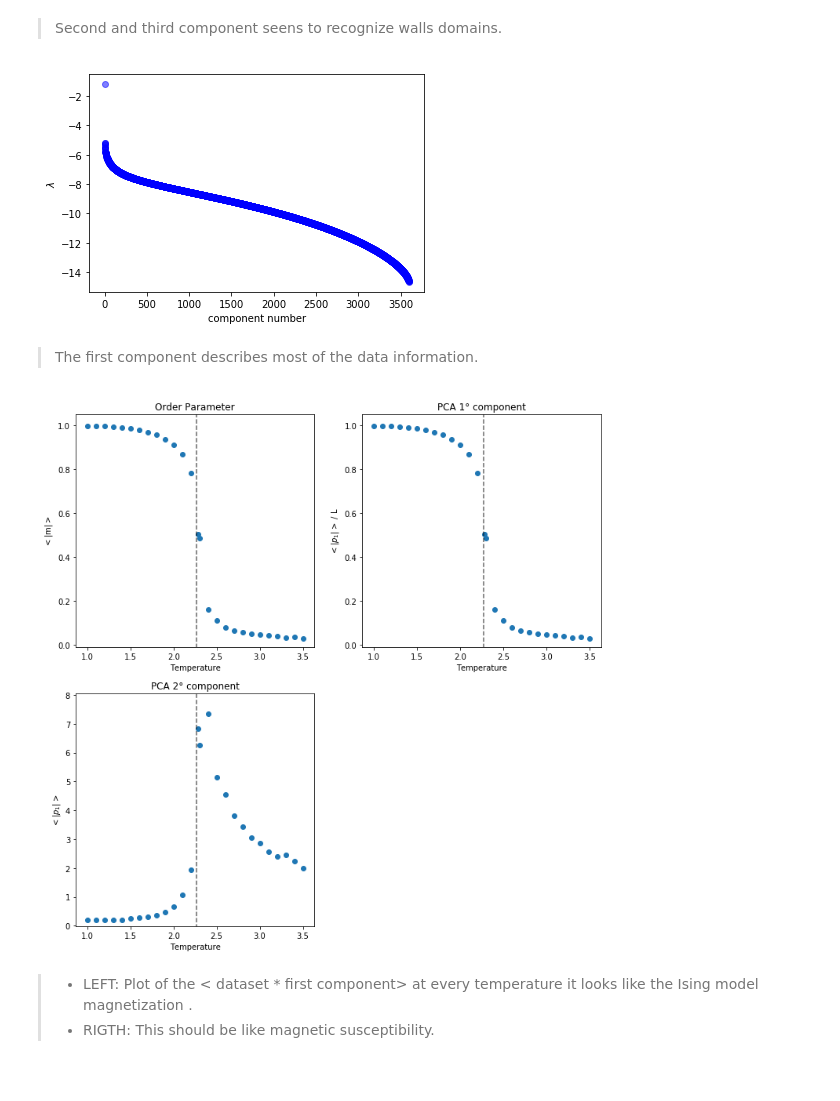
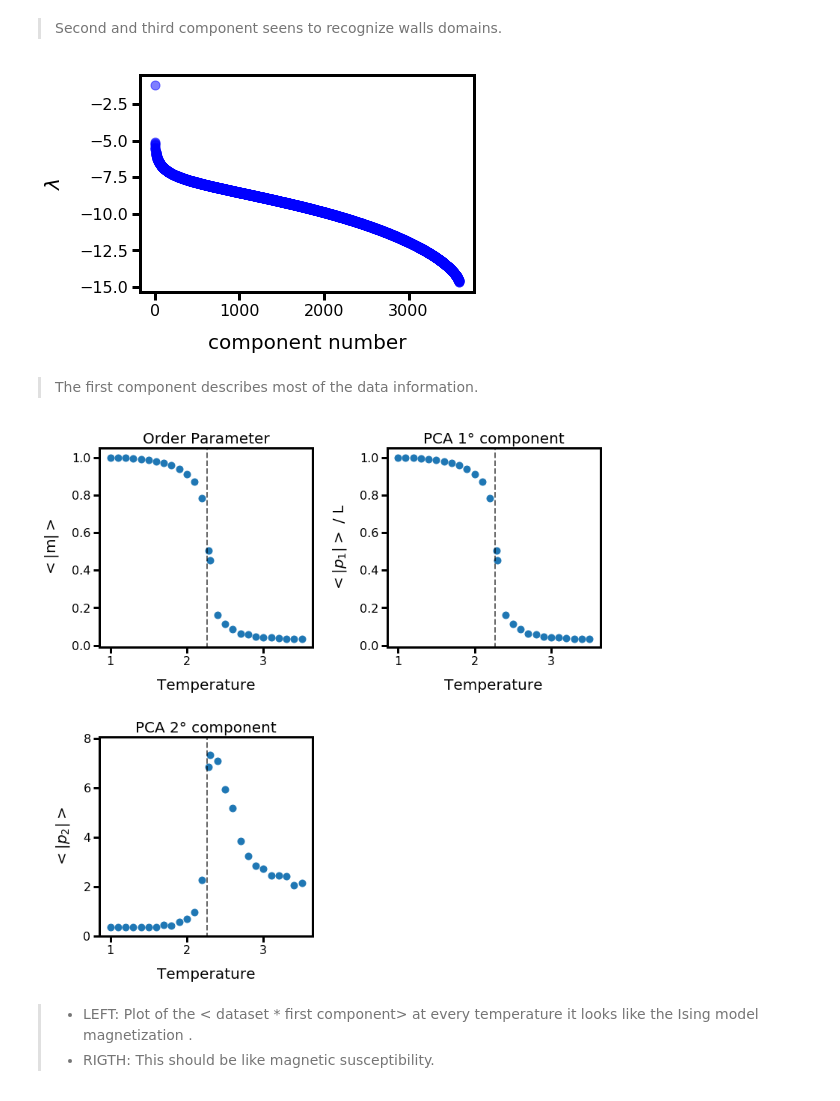
Before and after one commit to RGivisiez/PCA-Ising, a Jupyter notebook: PCA Ising.ipynb, the cells around one changed output. Drawn from its saved outputs; the diff is of its cells as text; code cells hidden in the pictures.

```diff
--- a/PCA Ising.ipynb
+++ b/PCA Ising.ipynb
@@ -11,6 +11,28 @@ import h5py
 import matplotlib.pyplot as plt
 from sklearn.decomposition import PCA
 from sklearn.cluster import k_means
+# %%
+#plt.rcParams['figure.figsize'] = [6.32, 5.11]
+#plt.rcParams['figure.constrained_layout.use'] = True
+
+plt.rcParams['axes.titlesize'] = 20
+plt.rcParams['axes.labelsize'] = 20
+plt.rcParams['axes.linewidth'] = 3
+plt.rcParams['axes.labelpad'] = 15
+
+plt.rcParams['xtick.labelsize'] = 16
+plt.rcParams['xtick.major.size'] = 8
+plt.rcParams['xtick.major.width'] = 3
+
+plt.rcParams['ytick.labelsize'] = 16
+plt.rcParams['ytick.major.size'] = 8
+plt.rcParams['ytick.major.width'] = 3
+
+plt.rcParams['legend.fontsize'] = 14
+plt.rcParams['legend.markerscale'] = 1
+
+plt.rcParams['lines.markersize'] = 9
+plt.rcParams['lines.linewidth'] = 2
 # %% [markdown]
 #### Load HDF5 utils
 # %%
@@ -32,7 +54,7 @@ def get_dataset_paths(folder, data):
 #### Open file and metadata
 # %%
 # Read only (r), read and write (r+)
-data = h5py.File('Data/ising_conf-ener.h5', 'r')
+data = h5py.File('ising_conf-ener.h5', 'r')
 # %%
 # Read attributes, thery are almost the same for all folders.
 data_attrs = [x for x in data['L=60'].attrs]
@@ -271,7 +293,7 @@ plt.ylabel(r'$\lambda$')
 plt.xlabel('component number')
 plt.show()
 # %% [output]
-[figure, old version]
+[figure, new version]
 # %% [markdown]
 > The first component describes most of the data information.
 # %%
@@ -293,35 +315,36 @@ plt.xlabel('Temperature')
 
 plt.subplot(222)
 comp = 0
 
 aux1 = pca.components_[comp]  / np.float32(lattice_size)
 
 aux = [np.mean(np.abs(np.sum(dataset[tval == t, :] * aux1, axis=1))) for t in temp]
 
 plt.scatter(temp, aux)
 plt.plot(np.repeat(2.2691, 121), np.arange(-0.1, 1.1, 0.01), 'k--', alpha=0.6)
 plt.ylim(-0.01, 1.05)
 plt.title('PCA 1° component')
 plt.ylabel(r'$<|p_1|>$ / L')
 plt.xlabel('Temperature')
 
 plt.subplot(223)
 comp = 1
 
 aux1 = pca.components_[comp]
 
 aux = [np.mean(np.abs(np.sum(dataset[tval == t, :] * aux1, axis=1))) for t in temp]
 
 plt.scatter(temp, aux)
 plt.plot(np.repeat(2.2691, 820), np.arange(-0.1, 8.1, 0.01), 'k--', alpha=0.6)
 plt.ylim(-0.01, 8.05)
 plt.title('PCA 2° component')
-plt.ylabel(r'$<|p_1|>$')
+plt.ylabel(r'$<|p_2|>$')
 plt.xlabel('Temperature')
 
+plt.subplots_adjust(hspace=0.45, wspace=0.35)
 plt.show()
 # %% [output]
-[figure, old version]
+[figure, new version]
 # %% [markdown]
 > - LEFT: Plot of the < dataset * first component> at every temperature it looks like the Ising model magnetization .
 > - RIGTH: This should be like magnetic susceptibility.
```
Also changed, not shown: parts of 8 cells of this notebook, 1 other file.
